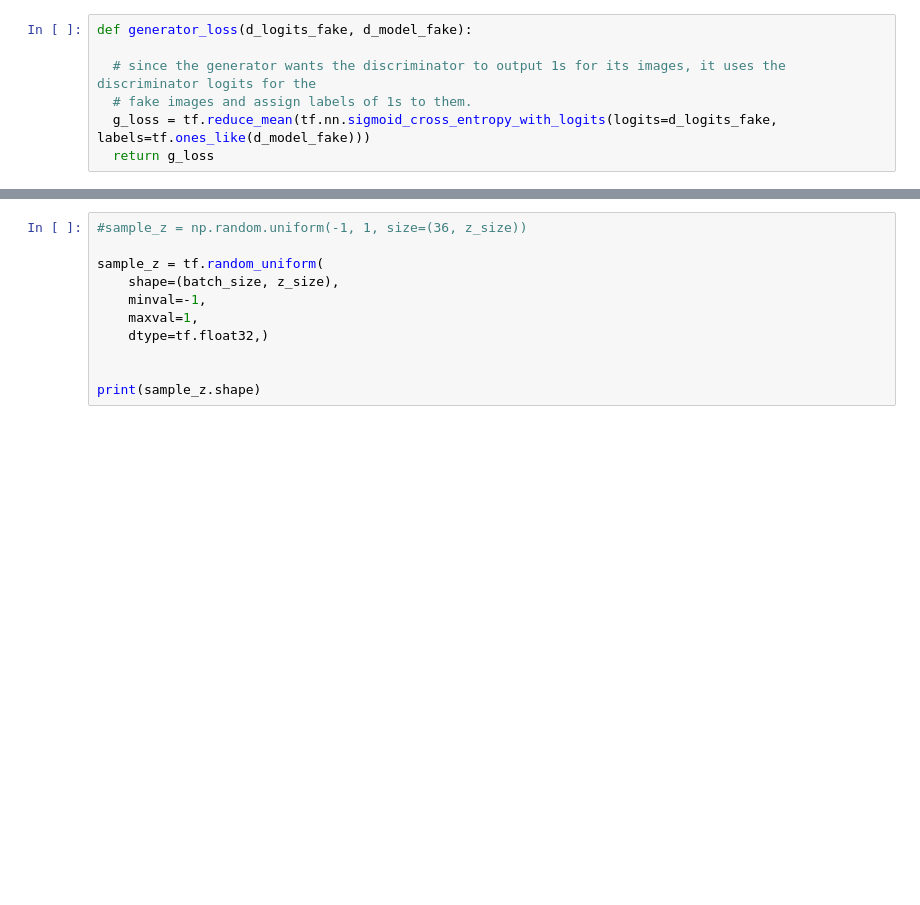
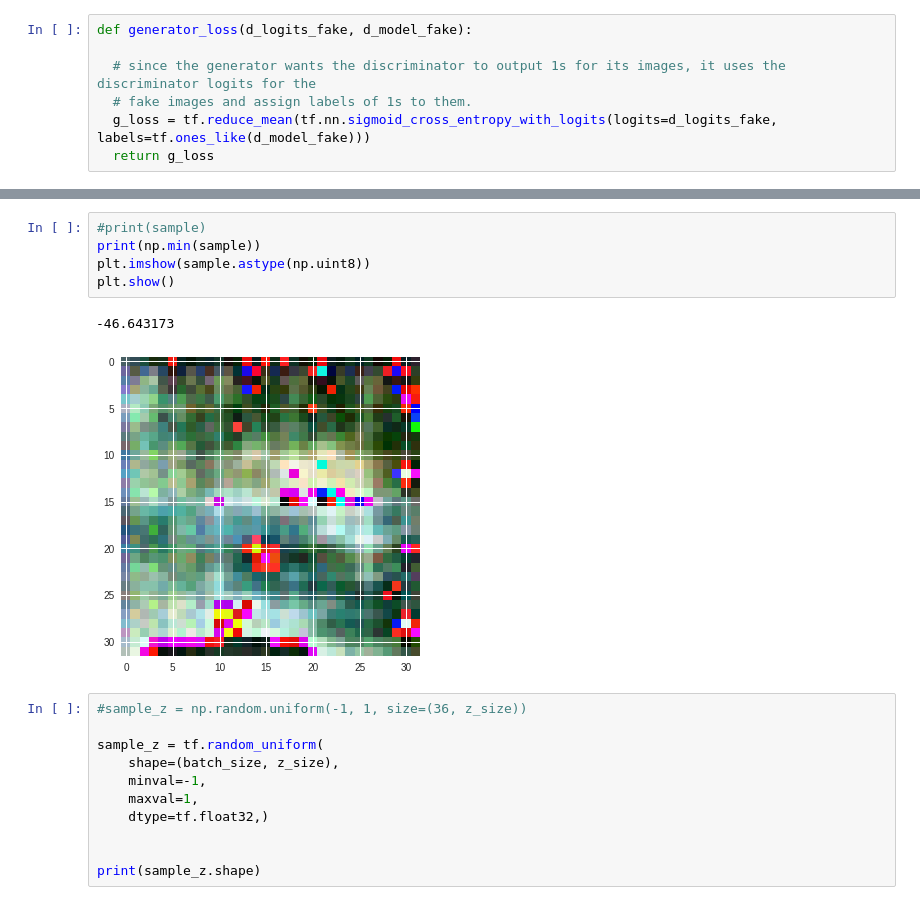
Before and after one commit to sthalles/blog-resources, a Jupyter notebook: eager_gan/Generative_Adversarial_Nets_Eager.ipynb, the cells around one changed output, grey strips where cells are left out. Drawn from its saved outputs; the diff is of its cells as text; blank space fills up the shorter version.

```diff
--- a/eager_gan/Generative_Adversarial_Nets_Eager.ipynb
+++ b/eager_gan/Generative_Adversarial_Nets_Eager.ipynb
@@ -246,3 +291,11 @@ for batch_real_images, batch_real_labels in train_dataset:
+# %%
+#print(sample)
+print(np.min(sample))
+plt.imshow(sample.astype(np.uint8))
+plt.show()
+# %% [output]
+-46.643173
+[figure, added]
 # %%
 #sample_z = np.random.uniform(-1, 1, size=(36, z_size))
 
```
Also changed, not shown: parts of 10 cells of this notebook.
